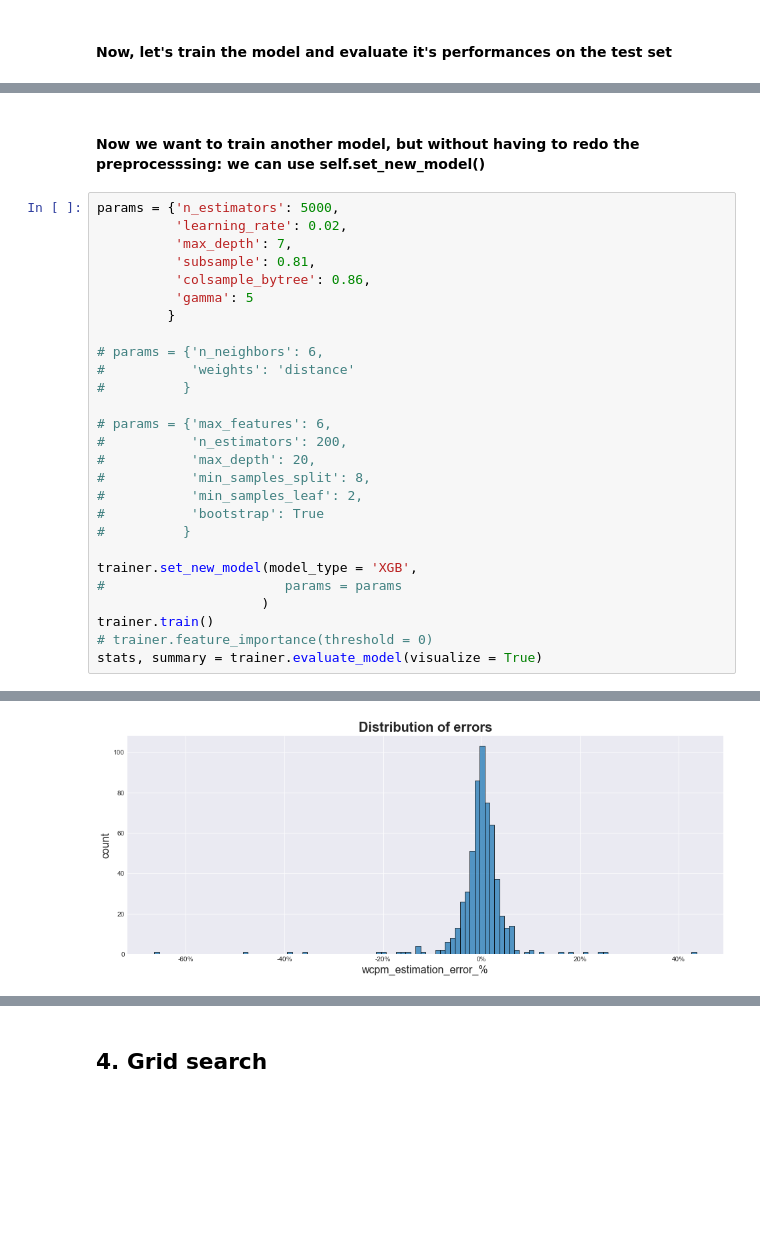
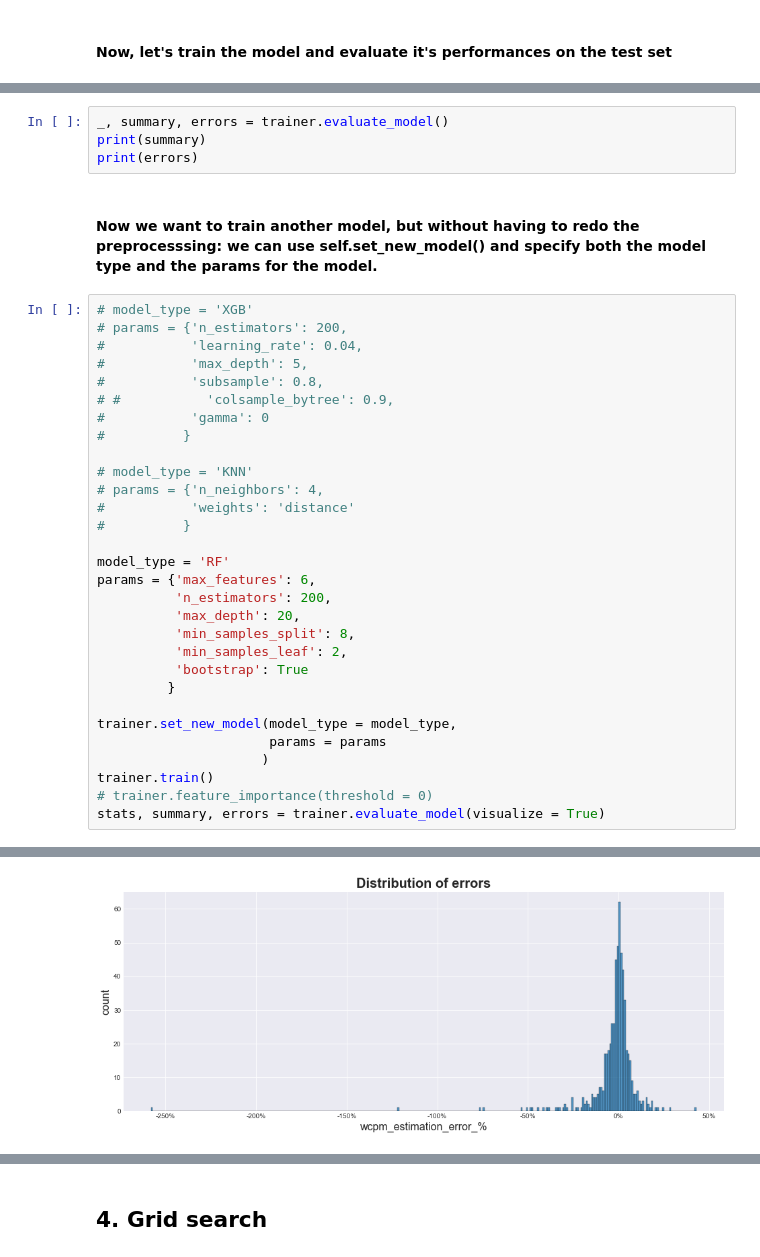
Before and after one commit to julesbertrand/LiterablyInsightProject, a Jupyter notebook: tutorial_litgrade.ipynb, the cells around one changed output, grey strips where cells are left out. Cells and saved outputs as stored; diff of their text form; blank space fills up the shorter version.

```diff
--- a/tutorial_litgrade.ipynb
+++ b/tutorial_litgrade.ipynb
@@ -63,30 +54,37 @@ stats, summary = trainer.evaluate_model(visualize = True)
+# %%
+_, summary, errors = trainer.evaluate_model()
+print(summary)
+print(errors)
 # %% [markdown]
-#### Now we want to train another model, but without having to redo the preprocesssing: we can use self.set_new_model()
+#### Now we want to train another model, but without having to redo the preprocesssing: we can use self.set_new_model() and specify both the model type and the params for the model.
 # %%
-params = {'n_estimators': 5000,
-          'learning_rate': 0.02,
-          'max_depth': 7,
-          'subsample': 0.81,
-          'colsample_bytree': 0.86,
-          'gamma': 5
-         }
+# model_type = 'XGB'
+# params = {'n_estimators': 200,
+#           'learning_rate': 0.04,
+#           'max_depth': 5,
+#           'subsample': 0.8,
+# #           'colsample_bytree': 0.9,
+#           'gamma': 0
+#          }
 
-# params = {'n_neighbors': 6,
+# model_type = 'KNN'
+# params = {'n_neighbors': 4,
 #           'weights': 'distance'
 #          }
 
-# params = {'max_features': 6,
-#           'n_estimators': 200,
-#           'max_depth': 20,
-#           'min_samples_split': 8,
-#           'min_samples_leaf': 2,
-#           'bootstrap': True
-#          }
+model_type = 'RF'
+params = {'max_features': 6,
+          'n_estimators': 200,
+          'max_depth': 20,
+          'min_samples_split': 8,
+          'min_samples_leaf': 2,
+          'bootstrap': True
+         }
 
-trainer.set_new_model(model_type = 'XGB',
-#                       params = params
+trainer.set_new_model(model_type = model_type,
+                      params = params
                      )
 trainer.train()
 # trainer.feature_importance(threshold = 0)
-stats, summary = trainer.evaluate_model(visualize = True)
+stats, summary, errors = trainer.evaluate_model(visualize = True)
 # %% [output]
@@ -94 +92 @@ stats, summary = trainer.evaluate_model(visualize = True)
-[figure, old version]
+[figure, new version]
```
Also changed, not shown: parts of 19 cells of this notebook, 9 other files.
